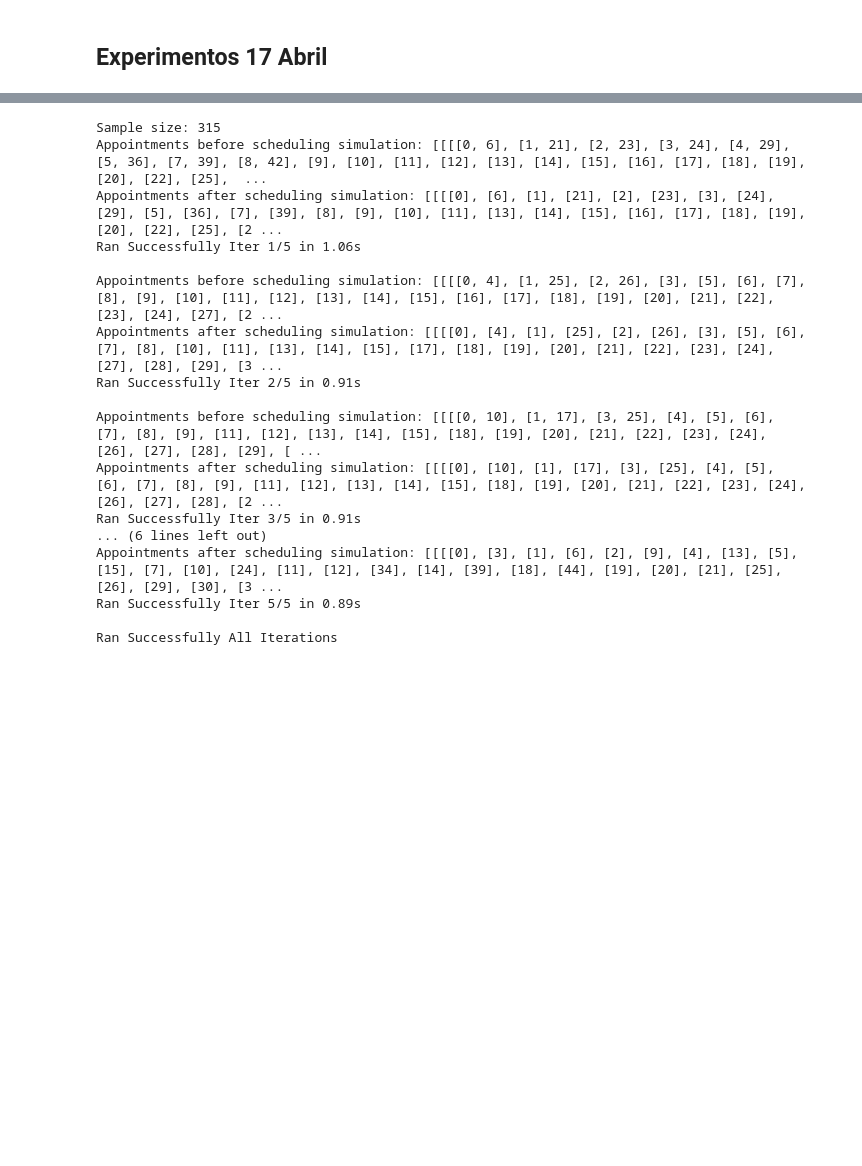
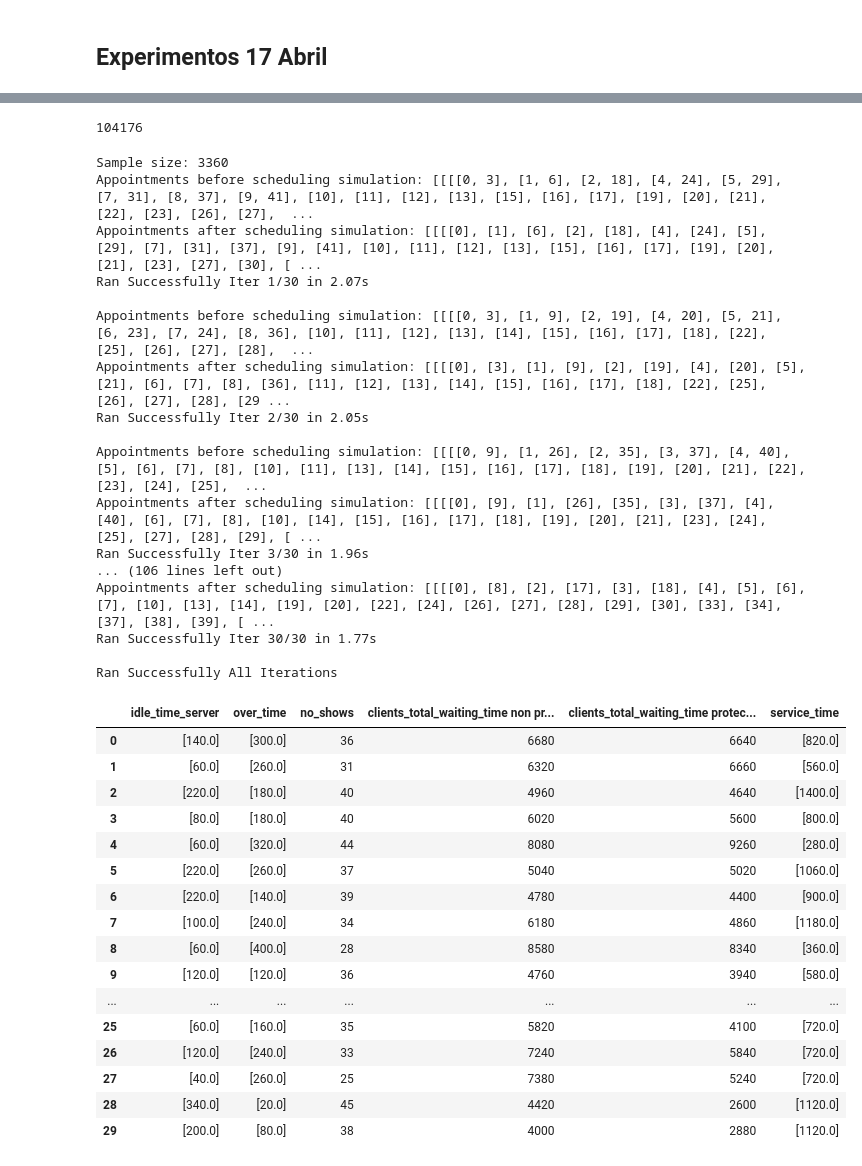
Before and after one commit to santtiospina/Thesis, a Jupyter notebook: scheduling_simulation.ipynb, the cells around one changed output, grey strips where cells are left out. Cells and saved outputs as stored; diff of their text form; code cells hidden in the pictures; blank space fills up the shorter version.

```diff
--- a/scheduling_simulation.ipynb
+++ b/scheduling_simulation.ipynb
@@ -1675,10 +1862,14 @@ def scheduling_simulation(patients_data, appointments, simulation_days,
 
     # Return measures
     return clinic.get_measures()
+# %%
+len(patients)
+# %% [output]
+104176
 # %%
 extra_pct = 0.5
 # np ceil rounds up
-sample_size = int(np.ceil(available_slots + (available_slots * extra_pct)))
+sample_size_og = int(np.ceil(available_slots + (available_slots * extra_pct)))
 
 print(f"Sample size: {sample_size}")
 
@@ -1688,17 +1879,22 @@ historic_margin_errors = []
 converge = False
 iterations = 0
 
-num_iterations = 5
+num_iterations = 30
 
 # Perform Monte Carlo simulation
-while not converge and iterations < num_iterations:
+# while not converge and iterations < num_iterations:
+while iterations < num_iterations:
 
     start = time.time()
 
     iterations += 1
 
+    patients = patients_original.copy()
+    sample_size = sample_size_og
+    simulation_days = 7
+
     # Initialize appointments (o luego hay bug en las asignaciones)
-    appointments = []
+    appointments_iter = []
     for _ in range(num_serves):
         server = []
         for _ in range(simulation_days):
@@ -1707,20 +1903,21 @@ while not converge and iterations < num_iterations:
                 slot = [None]
                 dia.append(slot)
             server.append(dia)
-        appointments.append(server)
+        appointments_iter.append(server)
 
     # se hace el muestreo de los pacientes
-    random_patient_list = random_patient_sample(patients,sample_size)
+    random_patient_list_iter = random_patient_sample(patients, sample_size)
     # se asigna el dia en el que llaman
-    random_patient_list = asignar_dia(random_patient_list,simulation_days)
+    random_patient_list = asignar_dia(random_patient_list_iter, simulation_days)
 
-    appointments, num_refused = call_a_rule(random_patient_list, appointments, "overbooking_simple", rf)
+    appointments, num_refused = call_a_rule(random_patient_list, appointments_iter, "overbooking_simple", rf)
 
     print(f"Appointments before scheduling simulation: {appointments}")
 
     # measures= scheduling_simulation(patients_data, appointments, simulation_days, num_serves, num_hours_byday, slot_time, overbooking, benchmark_umbral=0.6)
 
-    measures = scheduling_simulation(random_patient_list, appointments, simulation_days, num_serves, work_hours, slot_time, overbooking,rf)
+    # Benchmark de fallo 13%
+    measures = scheduling_simulation(random_patient_list, appointments, simulation_days, num_serves, work_hours, slot_time, overbooking, rf, benchmark=0.13)
 
     print(f"Appointments after scheduling simulation: {appointments}")
 
@@ -1739,20 +1936,40 @@ print(f"Ran Successfully All Iterations")# Debug print
 # Convert measures to DataFrame for analysis
 measures_df = pd.DataFrame(all_measures)
 # %% [output]
-Sample size: 315
-Appointments before scheduling simulation: [[[[0, 6], [1, 21], [2, 23], [3, 24], [4, 29], [5, 36], [7, 39], [8, 42], [9], [10], [11], [12], [13], [14], [15], [16], [17], [18], [19], [20], [22], [25],  ...
-Appointments after scheduling simulation: [[[[0], [6], [1], [21], [2], [23], [3], [24], [29], [5], [36], [7], [39], [8], [9], [10], [11], [13], [14], [15], [16], [17], [18], [19], [20], [22], [25], [2 ...
-Ran Successfully Iter 1/5 in 1.06s
+Sample size: 3360
+Appointments before scheduling simulation: [[[[0, 3], [1, 6], [2, 18], [4, 24], [5, 29], [7, 31], [8, 37], [9, 41], [10], [11], [12], [13], [15], [16], [17], [19], [20], [21], [22], [23], [26], [27],  ...
+Appointments after scheduling simulation: [[[[0], [1], [6], [2], [18], [4], [24], [5], [29], [7], [31], [37], [9], [41], [10], [11], [12], [13], [15], [16], [17], [19], [20], [21], [23], [27], [30], [ ...
+Ran Successfully Iter 1/30 in 2.07s
 
-Appointments before scheduling simulation: [[[[0, 4], [1, 25], [2, 26], [3], [5], [6], [7], [8], [9], [10], [11], [12], [13], [14], [15], [16], [17], [18], [19], [20], [21], [22], [23], [24], [27], [2 ...
-Appointments after scheduling simulation: [[[[0], [4], [1], [25], [2], [26], [3], [5], [6], [7], [8], [10], [11], [13], [14], [15], [17], [18], [19], [20], [21], [22], [23], [24], [27], [28], [29], [3 ...
-Ran Successfully Iter 2/5 in 0.91s
+Appointments before scheduling simulation: [[[[0, 3], [1, 9], [2, 19], [4, 20], [5, 21], [6, 23], [7, 24], [8, 36], [10], [11], [12], [13], [14], [15], [16], [17], [18], [22], [25], [26], [27], [28],  ...
+Appointments after scheduling simulation: [[[[0], [3], [1], [9], [2], [19], [4], [20], [5], [21], [6], [7], [8], [36], [11], [12], [13], [14], [15], [16], [17], [18], [22], [25], [26], [27], [28], [29 ...
+Ran Successfully Iter 2/30 in 2.05s
 
-Appointments before scheduling simulation: [[[[0, 10], [1, 17], [3, 25], [4], [5], [6], [7], [8], [9], [11], [12], [13], [14], [15], [18], [19], [20], [21], [22], [23], [24], [26], [27], [28], [29], [ ...
-Appointments after scheduling simulation: [[[[0], [10], [1], [17], [3], [25], [4], [5], [6], [7], [8], [9], [11], [12], [13], [14], [15], [18], [19], [20], [21], [22], [23], [24], [26], [27], [28], [2 ...
-Ran Successfully Iter 3/5 in 0.91s
-... (6 lines left out)
-Appointments after scheduling simulation: [[[[0], [3], [1], [6], [2], [9], [4], [13], [5], [15], [7], [10], [24], [11], [12], [34], [14], [39], [18], [44], [19], [20], [21], [25], [26], [29], [30], [3 ...
-Ran Successfully Iter 5/5 in 0.89s
+Appointments before scheduling simulation: [[[[0, 9], [1, 26], [2, 35], [3, 37], [4, 40], [5], [6], [7], [8], [10], [11], [13], [14], [15], [16], [17], [18], [19], [20], [21], [22], [23], [24], [25],  ...
+Appointments after scheduling simulation: [[[[0], [9], [1], [26], [35], [3], [37], [4], [40], [6], [7], [8], [10], [14], [15], [16], [17], [18], [19], [20], [21], [23], [24], [25], [27], [28], [29], [ ...
+Ran Successfully Iter 3/30 in 1.96s
+... (106 lines left out)
+Appointments after scheduling simulation: [[[[0], [8], [2], [17], [3], [18], [4], [5], [6], [7], [10], [13], [14], [19], [20], [22], [24], [26], [27], [28], [29], [30], [33], [34], [37], [38], [39], [ ...
+Ran Successfully Iter 30/30 in 1.77s
 
 Ran Successfully All Iterations
+# %%
+measures_df
+# %% [output]
+|  | idle_time_server | over_time | no_shows | clients_total_waiting_time non pr... | clients_total_waiting_time protec... | service_time |
+| 0 | [140.0] | [300.0] | 36 | 6680 | 6640 | [820.0] |
+| 1 | [60.0] | [260.0] | 31 | 6320 | 6660 | [560.0] |
+| 2 | [220.0] | [180.0] | 40 | 4960 | 4640 | [1400.0] |
+| 3 | [80.0] | [180.0] | 40 | 6020 | 5600 | [800.0] |
+| 4 | [60.0] | [320.0] | 44 | 8080 | 9260 | [280.0] |
+| 5 | [220.0] | [260.0] | 37 | 5040 | 5020 | [1060.0] |
+| 6 | [220.0] | [140.0] | 39 | 4780 | 4400 | [900.0] |
+| 7 | [100.0] | [240.0] | 34 | 6180 | 4860 | [1180.0] |
+| 8 | [60.0] | [400.0] | 28 | 8580 | 8340 | [360.0] |
+| 9 | [120.0] | [120.0] | 36 | 4760 | 3940 | [580.0] |
+| ... | ... | ... | ... | ... | ... | ... |
+| 25 | [60.0] | [160.0] | 35 | 5820 | 4100 | [720.0] |
+| 26 | [120.0] | [240.0] | 33 | 7240 | 5840 | [720.0] |
+| 27 | [40.0] | [260.0] | 25 | 7380 | 5240 | [720.0] |
+| 28 | [340.0] | [20.0] | 45 | 4420 | 2600 | [1120.0] |
+| 29 | [200.0] | [80.0] | 38 | 4000 | 2880 | [1120.0] |
```
Also changed, not shown: parts of 15 cells of this notebook.
